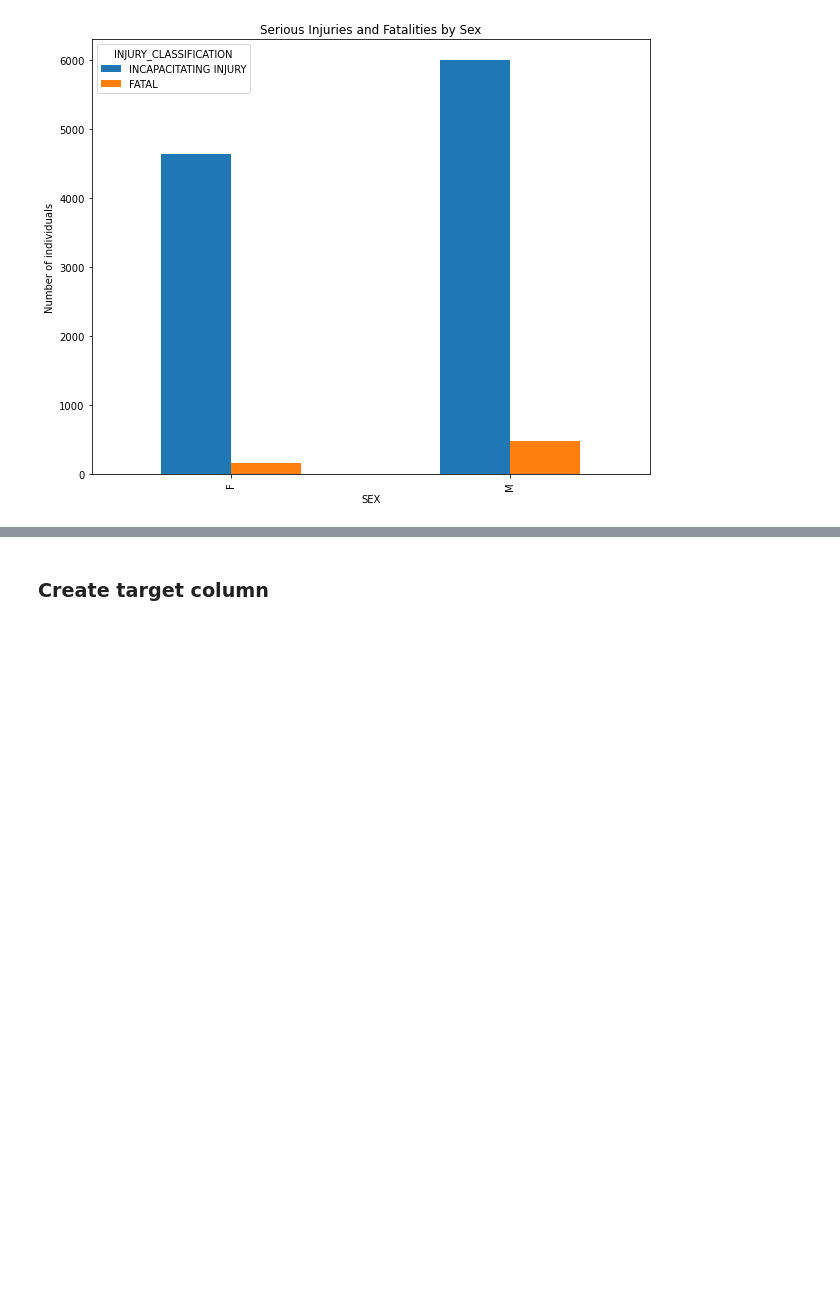
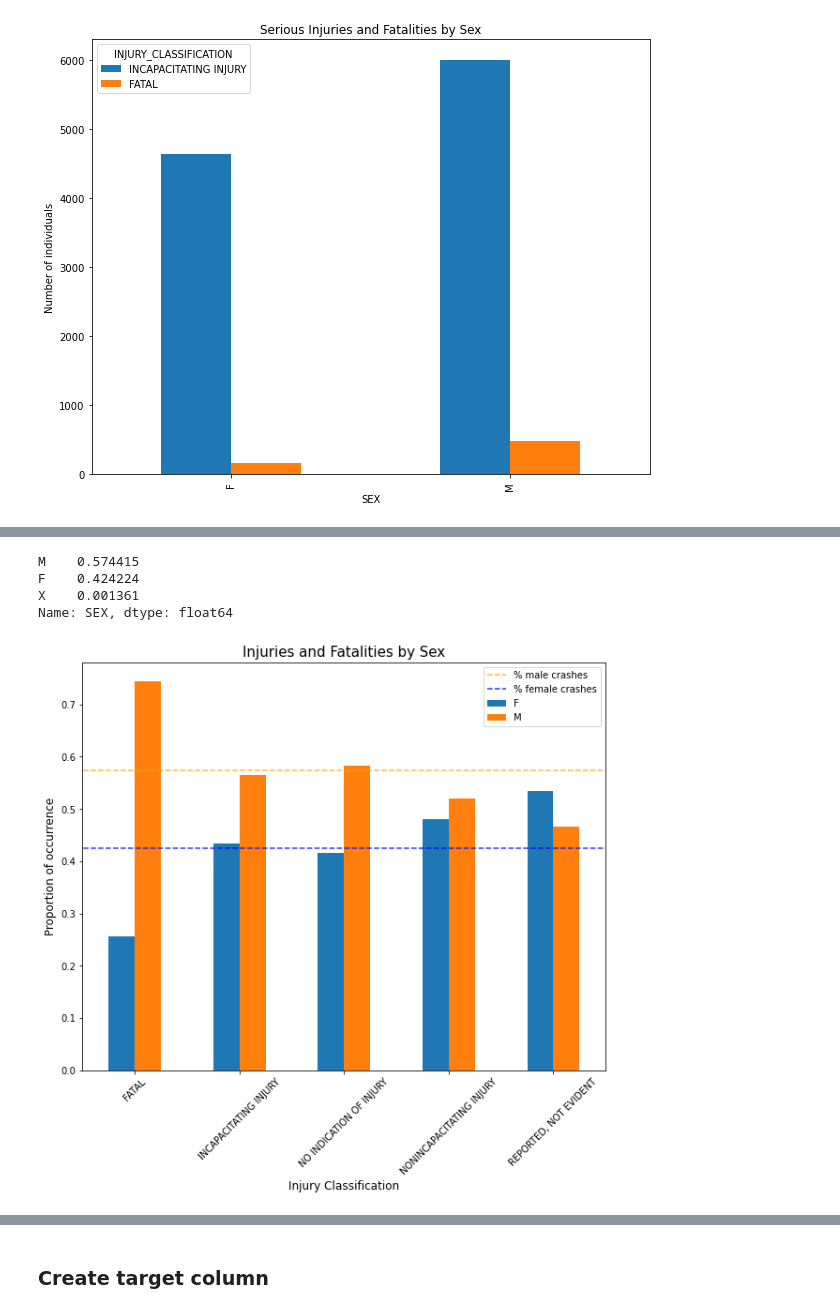
Before and after one commit to AngieKay/Chicago-Crashes, a Jupyter notebook: Markowitz_viz_nb.ipynb, the cells around one changed output, grey strips where cells are left out. Saved outputs shown, nothing was run; the diff lists cells and outputs as text; code cells hidden in the pictures; blank space fills up the shorter version.

Commit message:
Injuries by sex bar chart

```diff
--- a/Markowitz_viz_nb.ipynb
+++ b/Markowitz_viz_nb.ipynb
@@ -583,0 +559,6 @@ plt.ylabel('Number of individuals');
+# %%
+injuries_by_sex = pd.crosstab(people_crashes_df.SEX, people_crashes_df.INJURY_CLASSIFICATION)[:2]
+# %%
+for col in injuries_by_sex.columns:
+    injuries_by_sex[col] = injuries_by_sex[col].apply(lambda x: x/injuries_by_sex[col].sum())
+injuries_by_sex.columns = []
@@ -583,0 +570,20 @@ plt.ylabel('Number of individuals');
+# %%
+people_crashes_df.SEX.value_counts(normalize=True)
+# %% [output]
+M    0.574415
+F    0.424224
+X    0.001361
+Name: SEX, dtype: float64
+# %%
+fig, ax = plt.subplots(figsize=(10, 8))
+injuries_by_sex.T.plot.bar(ax=ax)
+# ax.bar(x=injuries_by_sex.T.values(), y=injuries_by_sex.T.value_counts())
+plt.title('Injuries and Fatalities by Sex', size=15)
+plt.ylabel('Proportion of occurrence', size=12)
+plt.xlabel('Injury Classification', size=12)
+plt.hlines(y=0.574415, xmin=-50, xmax=100, alpha=0.8, color='orange', ls='--', label='% male crashes')
+plt.hlines(y=0.424224, xmin=-50, xmax=100, alpha=0.8, color='blue', ls='--', label='% female crashes')
+plt.legend()
+plt.xticks(rotation = 45);
+# %% [output]
+[figure, added]
```
Also changed, not shown: parts of 71 cells of this notebook.
